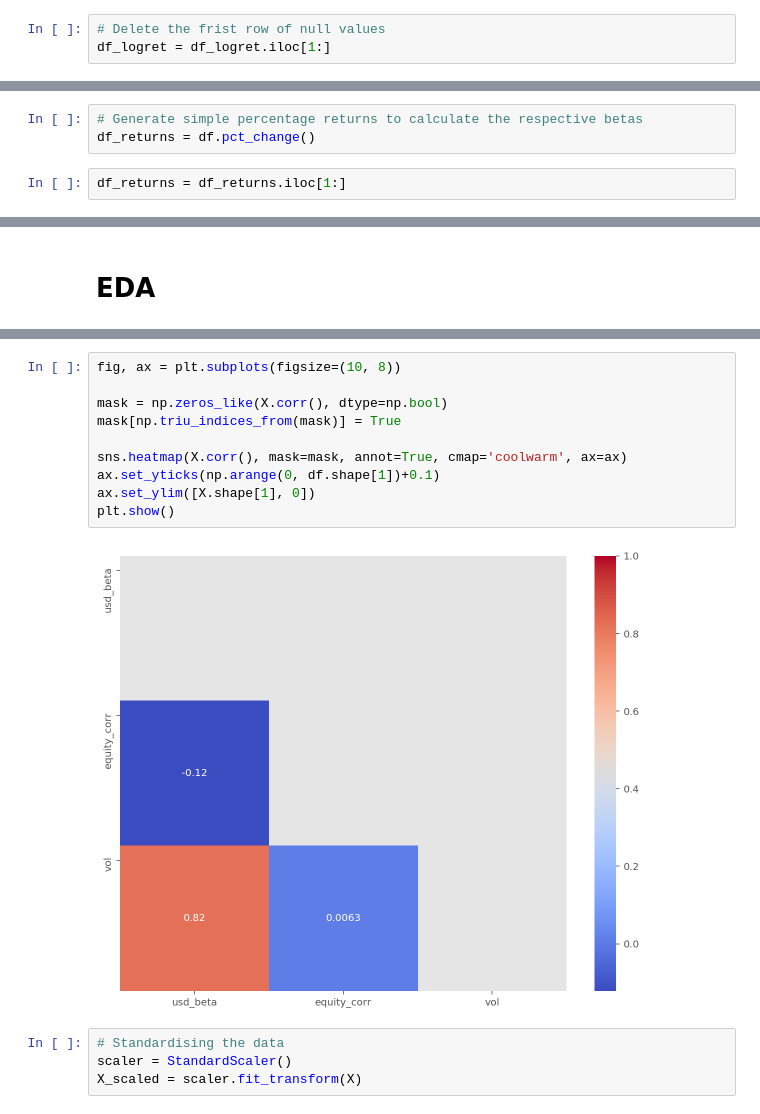
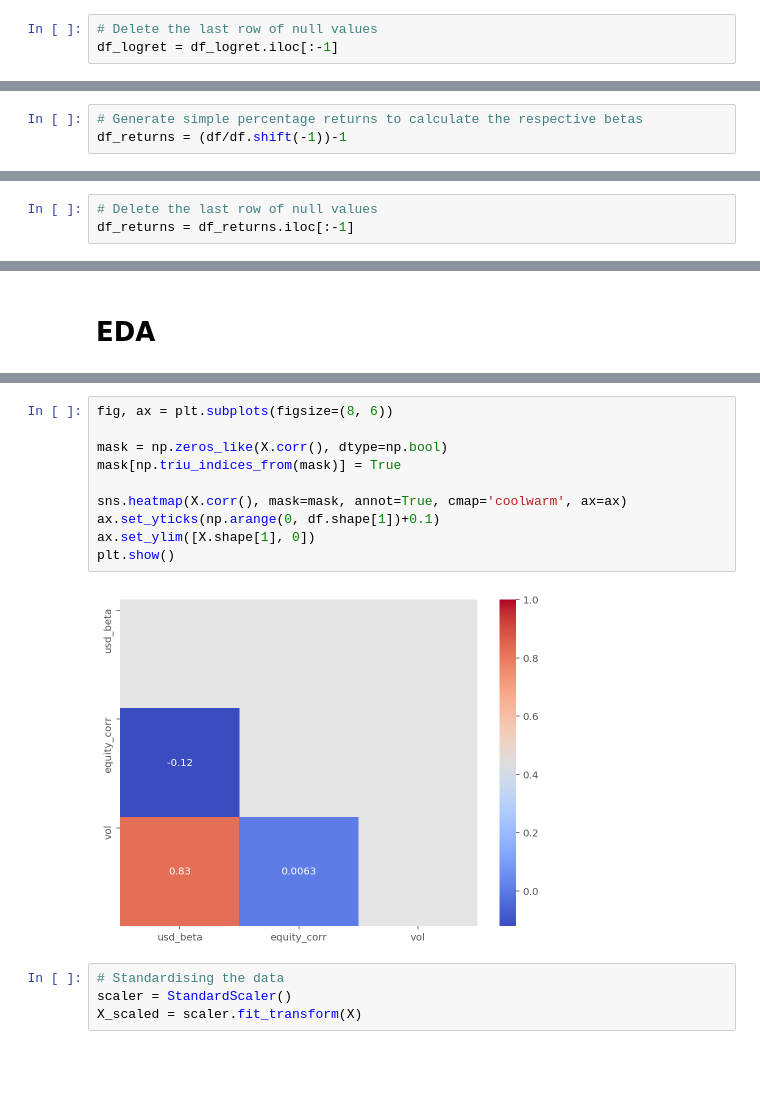
Before and after one commit to at-tan/Hierarchical_Clustering_of_Currencies, a Jupyter notebook: fx_clustering.ipynb, the cells around one changed output, grey strips where cells are left out. Drawn from its saved outputs; the diff is of its cells as text; blank space fills up the shorter version.

```diff
--- a/fx_clustering.ipynb
+++ b/fx_clustering.ipynb
@@ -118,6 +112,6 @@ df_logret
 781 rows × 34 columns
 # %%
-# Delete the frist row of null values
-df_logret = df_logret.iloc[1:]
+# Delete the last row of null values
+df_logret = df_logret.iloc[:-1]
 # %%
 correlations = df_logret.corr()
@@ -173,7 +182,5 @@ Name: msci, dtype: float64
 #### The CAPM beta is calculated on simple percentage returns.
 # %%
 # Generate simple percentage returns to calculate the respective betas
-df_returns = df.pct_change()
+df_returns = (df/df.shift(-1))-1
-# %%
-df_returns = df_returns.iloc[1:]
 # %%
@@ -199,3 +203,6 @@ plt.show()
+# %%
+# Delete the last row of null values
+df_returns = df_returns.iloc[:-1]
 # %%
 # Function to calculate beta
 def beta(df):
@@ -339,15 +324,15 @@ X
 # %%
-fig, ax = plt.subplots(figsize=(10, 8))
+fig, ax = plt.subplots(figsize=(8, 6))
 
 mask = np.zeros_like(X.corr(), dtype=np.bool)
 mask[np.triu_indices_from(mask)] = True
 
 sns.heatmap(X.corr(), mask=mask, annot=True, cmap='coolwarm', ax=ax)
 ax.set_yticks(np.arange(0, df.shape[1])+0.1)
 ax.set_ylim([X.shape[1], 0])
 plt.show()
 # %% [output]
-[figure, old version]
+[figure, new version]
 # %%
 # Standardising the data
 scaler = StandardScaler()
```
Also changed, not shown: parts of 45 cells of this notebook.
